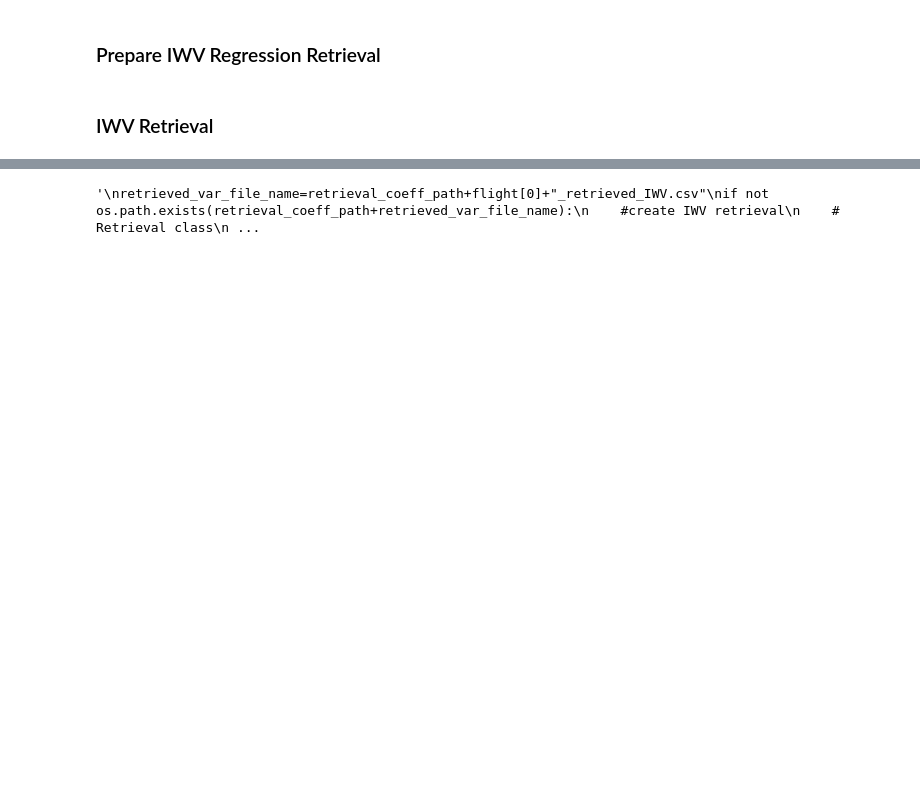
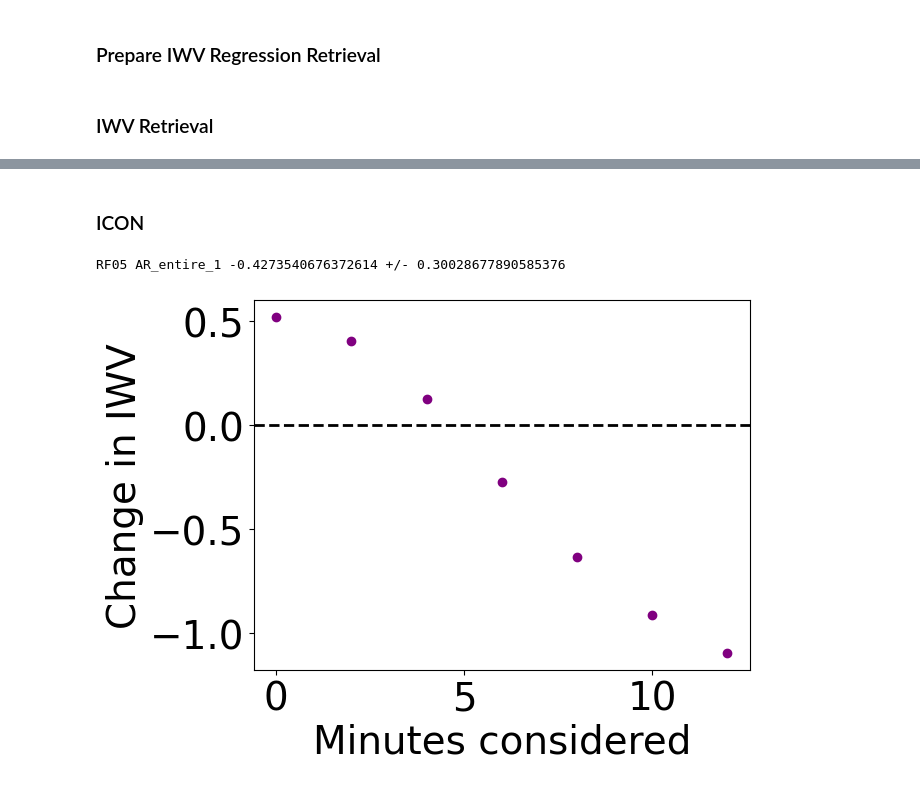
Before and after one commit to hdorff94/HALO_AC3_AR_Budget_Closure, a Jupyter notebook: notebooks/water_vapour_tendency.ipynb, the cells around one changed output, grey strips where cells are left out. Saved outputs shown, nothing was run; the diff lists cells and outputs as text; code cells hidden in the pictures; blank space fills up the shorter version.

```diff
--- a/notebooks/water_vapour_tendency.ipynb
+++ b/notebooks/water_vapour_tendency.ipynb
@@ -722,46 +686,28 @@ RF06 AR_entire_2 0.5604222943936997 +/- 0.0903361124021399
-# %%
-# Sonde retrieval
-"""
-retrieved_var_file_name=retrieval_coeff_path+flight[0]+"_retrieved_IWV.csv"
-if not os.path.exists(retrieval_coeff_path+retrieved_var_file_name):
-    #create IWV retrieval
-    # Retrieval class
-    Smoothed_IWV_Retrieval=regr_retrieval(xr.Dataset(),"IWV",smoothed_brightness_Ts,order,["20220315"],os.getcwd(),
-                          added_noise=True)
-    Smoothed_IWV_Retrieval.y=smoothed_brightness_Ts
-    Smoothed_IWV_Retrieval.build_K_reg()
-
-    IWV_retrieved=pd.Series(data=np.nan, index=smoothed_brightness_Ts.index)
-    # Define coeff dict
-    coeff_dict_IWV={}
-    IWV_retrieval_files=glob.glob(coeff_path+"IWV*")
-    retrieval_coeff_heights=[int(file.split("_")[-1][:-4]) for file in retrieval_coeff_files]
-    for height in retrieval_coeff_heights:
-        coeff_dict_IWV[height]=pd.read_csv(coeff_path+"IWV"+"_Retrieval_coeffs_"+str(height)+".csv",
-                             index_col=0)
-    # loop over all timesteps
-    t_range=smoothed_brightness_Ts.shape[0]
-    for t in range(t_range):
-        _,relevant_height=get_relevant_retrieval_height(retrieval_coeff_heights,halo_height=5000)
-        coeff_IWV=coeff_dict_IWV[relevant_height]
-        # coeff dict to m_est
-        m_est_IWV=np.zeros(2*len(coeff_IWV.columns)+1)
-        reg_coeffs=coeff_IWV.copy()
-        for f, freq in enumerate(coeff_IWV.columns):
-            m_est_IWV[0]=reg_coeffs.iloc[0,f]
-            if f==0:
-                m_est_IWV[1]=reg_coeffs.iloc[1,f]
-                m_est_IWV[2]=reg_coeffs.iloc[2,f]
-            else:
-                m_est_IWV[2*(f+1)-1] = reg_coeffs.iloc[1,f]
-                m_est_IWV[2*(f+1)]   = reg_coeffs.iloc[2,f]
-        IWV_retrieved.iloc[t]=m_est_IWV.dot(Smoothed_IWV_Retrieval.K_reg[t,:].T)
-        performance.updt(t_range,t)
-    IWV_retrieved.to_csv(retrieved_var_file_name)
-    print("IWV retrieval saved as:",retrieval_coeff_path+retrieved_var_file_name)
-else:
-    IWV_retrieved=pd.read_csv(retrieved_var_file_name)
-IWV_retrieved.plot()
-"""
-# %% [output]
-'\nretrieved_var_file_name=retrieval_coeff_path+flight[0]+"_retrieved_IWV.csv"\nif not os.path.exists(retrieval_coeff_path+retrieved_var_file_name):\n    #create IWV retrieval\n    # Retrieval class\n ...
+# %% [markdown]
+### ICON
+# %%
+# ICON
+icon_iwv=pd.concat([halo_icon_hmp,snd_halo_icon_hmp])
+ICON_iwv_internal,ICON_iwv_internal_mean=get_hamp_IWV_for_periods_around_all_sonde_locations(
+    iwv_sonde,icon_iwv["Interp_IWV"],half_period=half_period)
+
+# Uncertainty assessment
+df_icon_internal_iwv_diff=pd.Series(data=np.nan,index=range(10))
+for minute in range(7):
+    half_period=str(minute)+"min"
+    _,mean_IWV_values=get_hamp_IWV_for_periods_around_all_sonde_locations(iwv_sonde,
+                                                icon_iwv["Interp_IWV"],half_period=half_period)
+    IWV_diff=mean_IWV_values.diff()[-1]
+
+    df_icon_internal_iwv_diff.iloc[minute]=float(IWV_diff)
+    plt.scatter(2*minute, df_icon_internal_iwv_diff.iloc[minute],color="purple")
+plt.axhline(y=0,xmin=0,xmax=100,color="k",ls="--",lw=2)
+plt.xlabel("Minutes considered")
+plt.ylabel("Change in IWV")
+#mean_IWV_values
+minutes_to_divide=iwv_sonde.index.to_series().diff().astype('timedelta64[m]')[-1]
+print(flight[0],ar_of_day,df_icon_internal_iwv_diff.iloc[5]/minutes_to_divide*60,"+/-",
+      df_icon_internal_iwv_diff.std()/minutes_to_divide*60)
+# %% [output]
+RF05 AR_entire_1 -0.4273540676372614 +/- 0.30028677890585376
+[figure, added]
```
Also changed, not shown: parts of 19 cells of this notebook, 8 other files.
